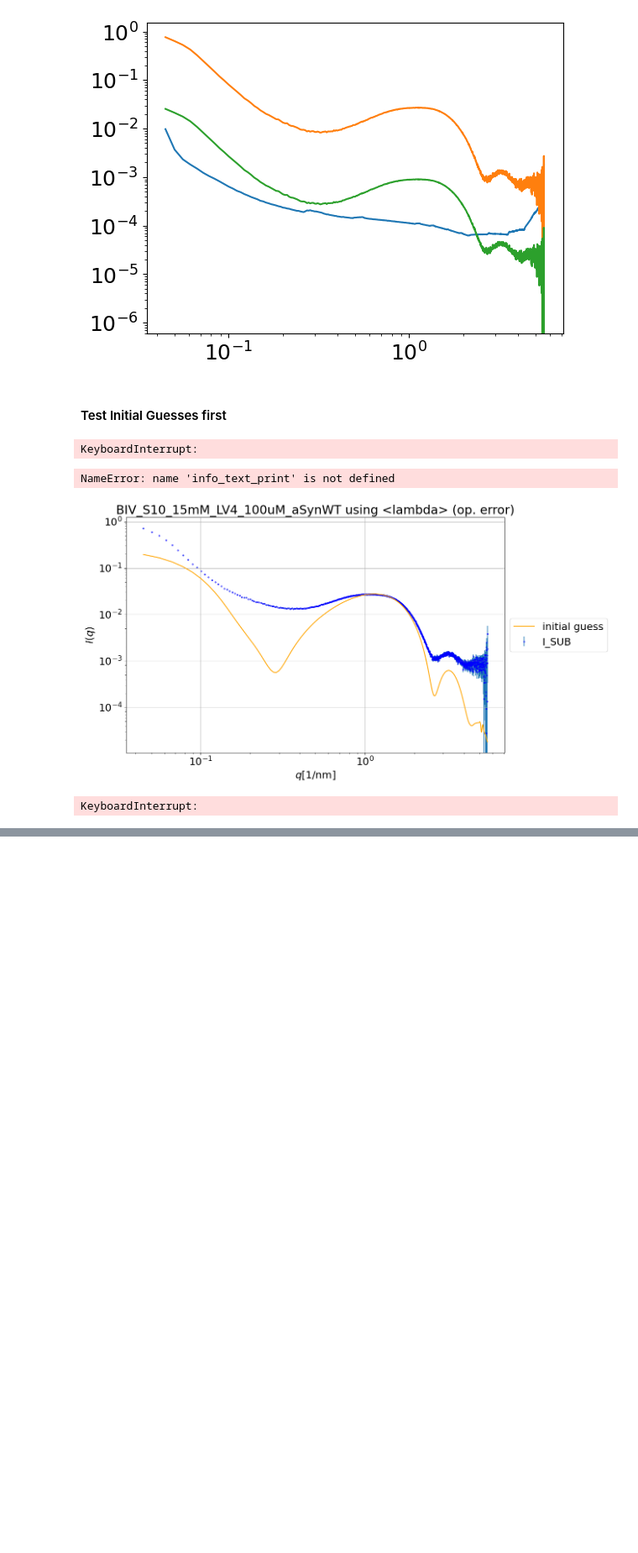
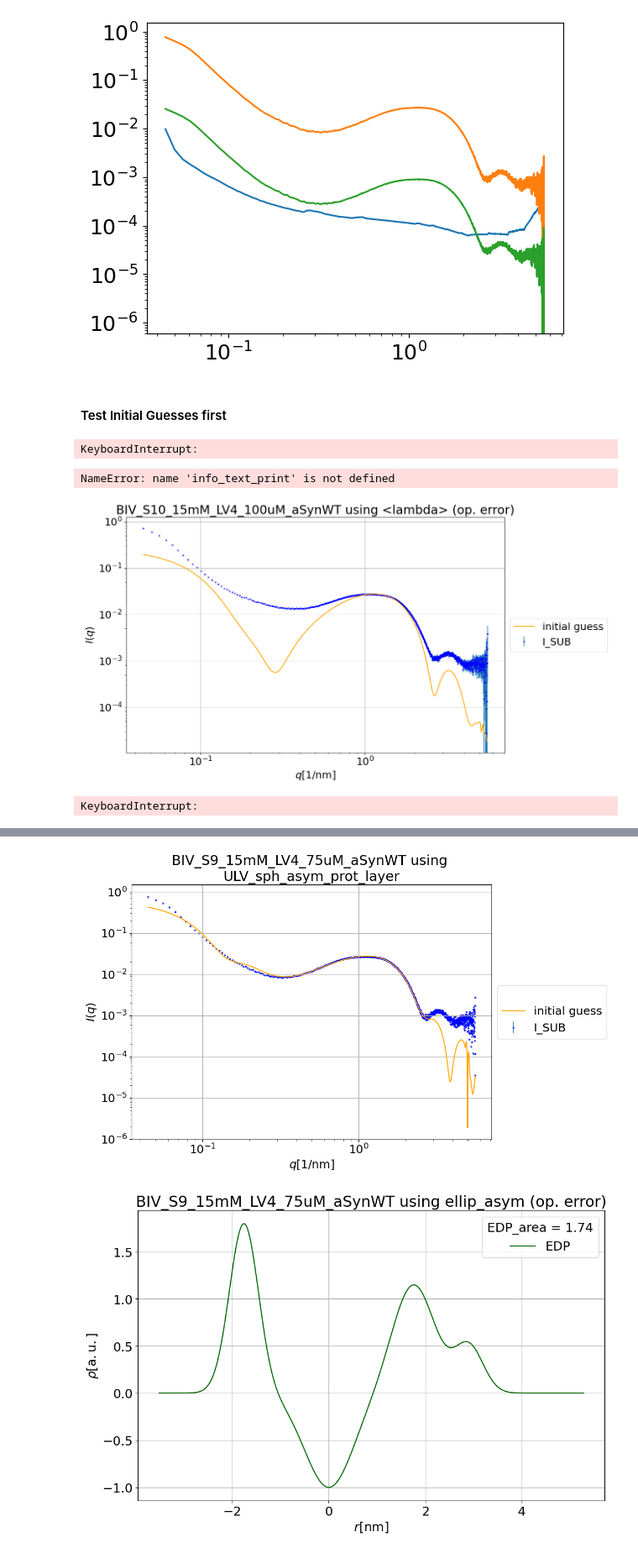
Before and after one commit to riko-hilger/BM29_data_and_analysis_2026, a Jupyter notebook: analysis_BM29_July2026/Fit_LV4+aSyn/high_aSyn_LV4_fit_Aug16.ipynb, the cells around one changed output, grey strips where cells are left out. Shown at 84% size. Saved outputs shown, nothing was run; the diff lists cells and outputs as text; code cells hidden in the pictures; blank space fills up the shorter version.

```diff
--- a/analysis_BM29_July2026/Fit_LV4+aSyn/high_aSyn_LV4_fit_Aug16.ipynb
+++ b/analysis_BM29_July2026/Fit_LV4+aSyn/high_aSyn_LV4_fit_Aug16.ipynb
@@ -315,0 +291,48 @@ fig=fit.EDP_plot(R, sigma_h1, sigma_h2, sigma_c, rho_h1, rho_h2, z_h, z_h, info_
+# %%
+#======================== Fit ===========================================
+# popt, pcov = curve_fit(fit_function, q_thinned, I_thinned, sigma=I_err_thinned, maxfev=10000, p0=p0, bounds = (lower_bounds, upper_bounds))
+
+# param_names = ["R_fit", "sigma_R_fit", "rho_h1_fit", "rho_h2_fit",
+#                                 "sigma_h1_fit", "sigma_h2_fit", "sigma_c_fit","z_h_fit", "z_h3_fit", "sigma_h3_fit", "rho_h3_fit", "scale_fit"]
+
+# perr = np.sqrt(np.diag(pcov))
+# for name, value in zip(param_names, popt):
+#     globals()[name] = value
+# chi2, info_text_print = fit.all_info(q, I, I_err, param_names, p0, popt, perr, fit_function, lower_bounds, upper_bounds)
+# #=========================== Plot ===========================================
+
+q_fit = np.linspace(min(q), max(q), 2000)
+f=plt.figure(figsize=(12, 7.5))
+plt.errorbar(q, I, I_err, marker="o", markersize=2,markeredgewidth=1,markeredgecolor='Blue', markerfacecolor='None', alpha=0.85, ls="None", label='I_SUB', zorder=1)
+# plt.loglog(q_fit, fit_function(q_fit, *popt), color='red', label='Fit')
+plt.loglog(q_fit, fit_function(q_fit, *p0), color='orange', label='initial guess')
+#plt.loglog(q_fit, fit.powerlaw_bgr(q_fit, c2_fit, c3_fit, c4_fit), color='black', label='pow law bgr')
+#plt.loglog(q_fit, fit.powerlaw_bgr(q_fit, c2, c3, c4), color='black', label='initial bgr', ls="--")
+
+plt.xlabel('$q [1/\\mathrm{nm}]$')
+plt.ylabel('$I(q)$')
+plt.title(f'{BM29.sample_dict[sample]} using \nULV_sph_asym_prot_layer')
+plt.grid(True)
+plt.legend()
+legend = plt.legend(loc='center left', bbox_to_anchor=(1, 0.5), alignment='left')
+info_text_print = " "
+legend.set_title(info_text_print)
+print(info_text_print)
+
+plt.tight_layout()
+# analysis_BM29_July2026 = Path("C:/Users/riko05/Documents/8. SoSe 26/Code/BM29_data_and_analysis_2026/analysis_BM29_July2026")
+# target_folder = analysis_BM29_July2026 / "Results_and_Figures" / "Aug18" / f"fit_ULV_sph_asym_prot_layer"
+# # plt.savefig(target_folder / f"LV4_{fit_function.__name__}_FINAL_Jan31.png", bbox_inches='tight', pad_inches=0.05)
+plt.show()
+# info_text="_"
+#==================== EDP Plot ==================================================
+fig=fit.EDP_plot(R, sigma_h1, sigma_h2, sigma_c, rho_h1, rho_h2, z_h, z_h, info_text_print,  f'{BM29.sample_dict[sample]} using ellip_asym (op. error)', z_h3, sigma_h3, rho_h3)
+# fig.savefig(target_folder / f"LV4_EDP_{fit_function.__name__}_FINAL.png", dpi=400, bbox_inches='tight', pad_inches=0.05)
+
+# f.savefig(target_folder / f"{sample}_ULV_sph_asym_prot_layer_Aug18.png",dpi=400, bbox_inches='tight', pad_inches=0.05)
+
+# fig=fit.EDP_plot(R, sigma_h1, sigma_h2, sigma_c, rho_h1, rho_h2, z_h, z_h, info_text_print,  f'{BM29.sample_dict[sample]} using \nULV_sph_asym_prot_layer ', z_h3, sigma_h3, rho_h3)
+# fig.savefig(target_folder / f"EDP_{sample}_ULV_sph_asym_prot_layer_Aug18.png", dpi=400, bbox_inches='tight', pad_inches=0.05)
+# %% [output]
+[figure, added]
+[figure, added]
```
Also changed, not shown: parts of 1 cell of this notebook, 8 other files.
